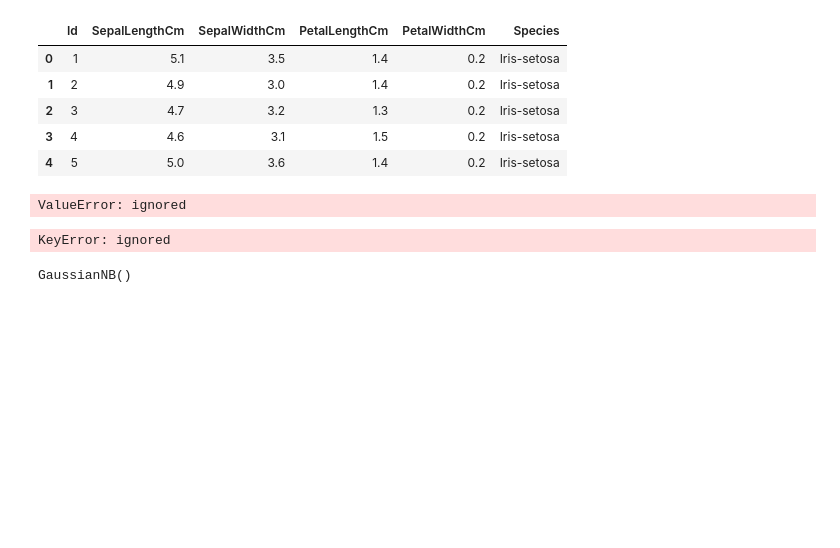
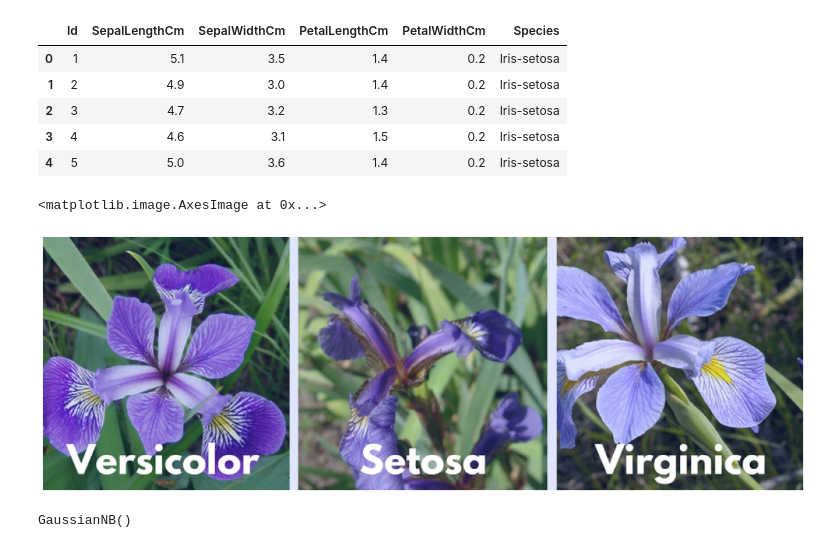
Before and after one commit to Sobariyah1001/datamining, a Jupyter notebook: _sources/Tugas.ipynb, the cells around one changed output. Drawn from its saved outputs; the diff is of its cells as text; code cells hidden in the pictures; blank space fills up the shorter version.

```diff
--- a/_sources/Tugas.ipynb
+++ b/_sources/Tugas.ipynb
@@ -739,18 +763,17 @@ dataset.head()
 | 4 | 5 | 5.0 | 3.6 | 1.4 | 0.2 | Iris-setosa |
 # %%
 %matplotlib inline
-img=mpimg.imread('https://raw.githubusercontent.com/Sobariyah1001/dataset/main/iris_types.jpg')
+img=mpimg.imread('iris_types.jpg')
 plt.figure(figsize=(20,40))
 plt.axis('off')
 plt.imshow(img)
 # %% [output]
-ValueError: ignored
+<matplotlib.image.AxesImage at 0x...>
+[figure, added]
 # %%
 #Spliting the dataset in independent and dependent variables
 X = dataset.iloc[:,:4].values
-y = dataset['species'].values
+y = dataset['Species'].values
-# %% [output]
-KeyError: ignored
 # %%
 # Splitting the dataset into the Training set and Test set
 from sklearn.model_selection import train_test_split
```
Also changed, not shown: parts of 8 cells of this notebook, 12 other files.
